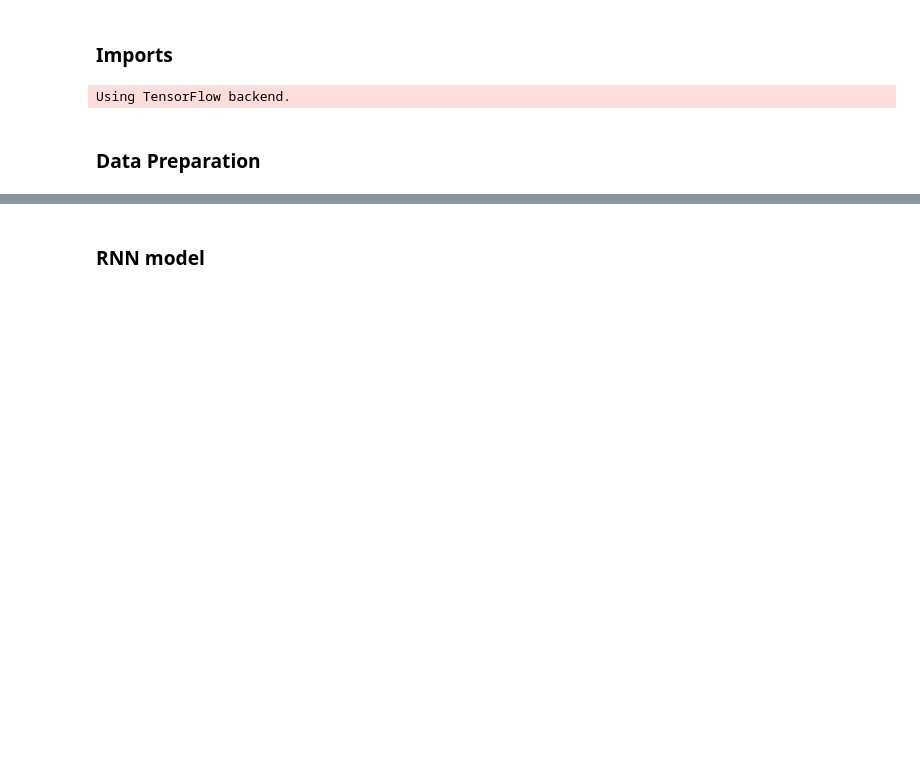
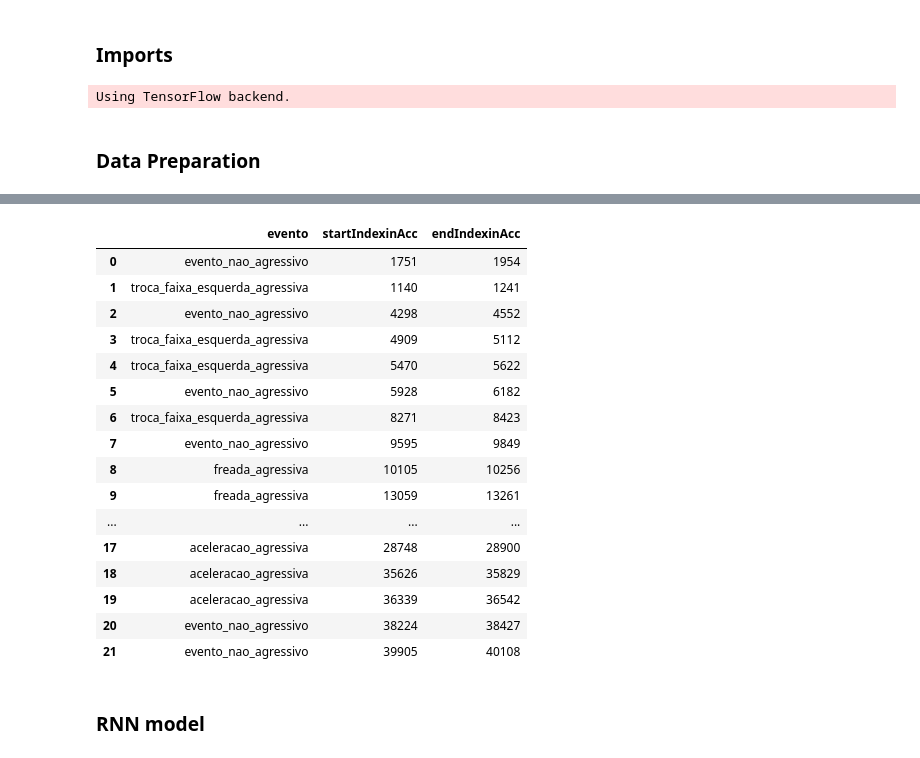
Before and after one commit to Nimtaa/Noisy, a Jupyter notebook: NeuralNetworks.ipynb, the cells around one changed output, grey strips where cells are left out. Drawn from its saved outputs; the diff is of its cells as text; code cells hidden in the pictures; blank space fills up the shorter version.

```diff
--- a/NeuralNetworks.ipynb
+++ b/NeuralNetworks.ipynb
@@ -62,3 +65,23 @@ x_test_set_array.shape
+# %%
+gtTrain
+# %% [output]
+|  | evento | startIndexinAcc | endIndexinAcc |
+| 0 | evento_nao_agressivo | 1751 | 1954 |
+| 1 | troca_faixa_esquerda_agressiva | 1140 | 1241 |
+| 2 | evento_nao_agressivo | 4298 | 4552 |
+| 3 | troca_faixa_esquerda_agressiva | 4909 | 5112 |
+| 4 | troca_faixa_esquerda_agressiva | 5470 | 5622 |
+| 5 | evento_nao_agressivo | 5928 | 6182 |
+| 6 | troca_faixa_esquerda_agressiva | 8271 | 8423 |
+| 7 | evento_nao_agressivo | 9595 | 9849 |
+| 8 | freada_agressiva | 10105 | 10256 |
+| 9 | freada_agressiva | 13059 | 13261 |
+| ... | ... | ... | ... |
+| 17 | aceleracao_agressiva | 28748 | 28900 |
+| 18 | aceleracao_agressiva | 35626 | 35829 |
+| 19 | aceleracao_agressiva | 36339 | 36542 |
+| 20 | evento_nao_agressivo | 38224 | 38427 |
+| 21 | evento_nao_agressivo | 39905 | 40108 |
 # %% [markdown]
 ### RNN model
 # %%
```
Also changed, not shown: parts of 17 cells of this notebook, 1 other file.
